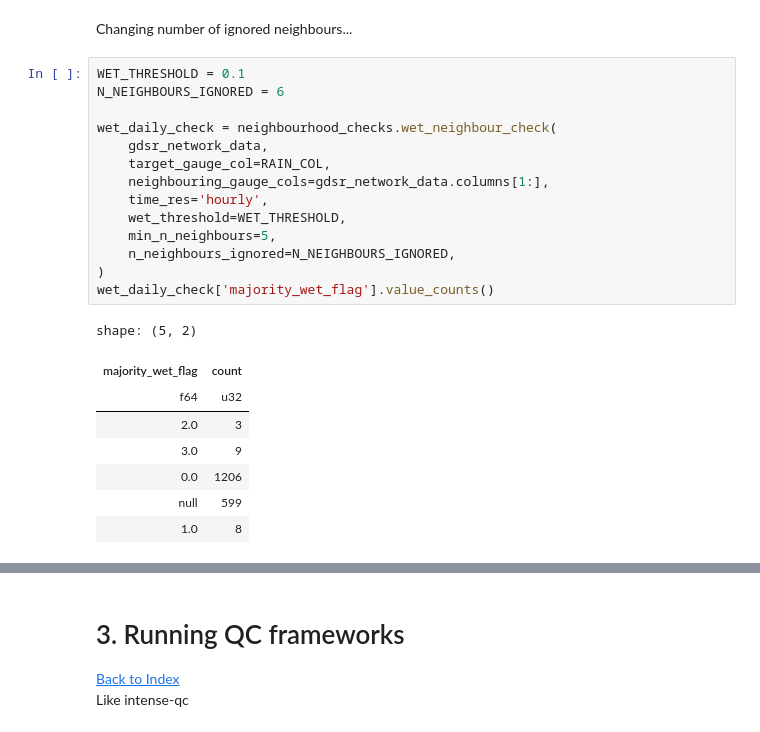
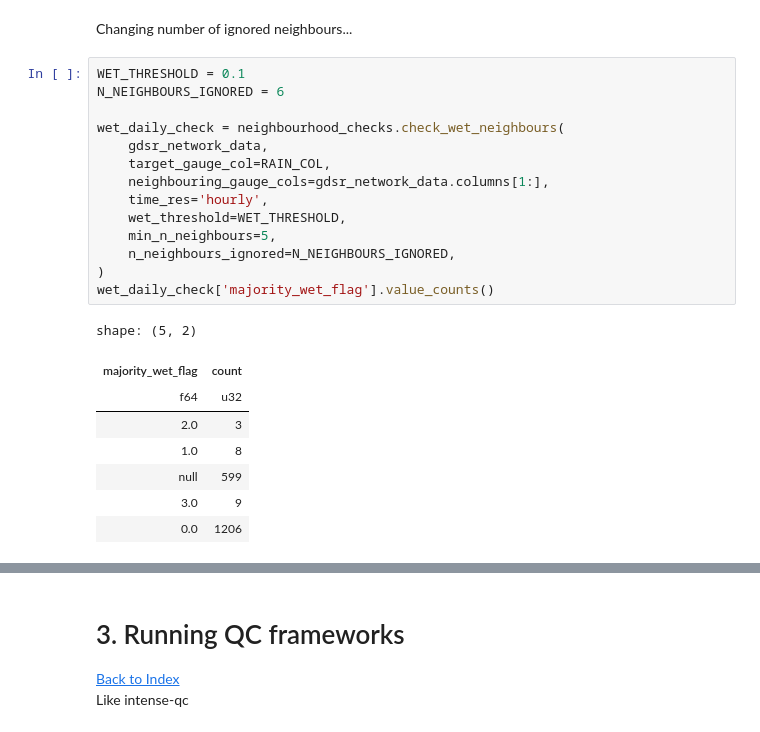
Before and after one commit to Thomasjkeel/RainfallQC-notebooks, a Jupyter notebook: notebooks/demo/rainfallQC_demo.ipynb, the cells around one changed output, grey strips where cells are left out. Cells and saved outputs as stored; diff of their text form.

```diff
--- a/notebooks/demo/rainfallQC_demo.ipynb
+++ b/notebooks/demo/rainfallQC_demo.ipynb
@@ -524,26 +524,26 @@ Changing number of ignored neighbours...
 # %%
 WET_THRESHOLD = 0.1
 N_NEIGHBOURS_IGNORED = 6
 
-wet_daily_check = neighbourhood_checks.wet_neighbour_check(
+wet_daily_check = neighbourhood_checks.check_wet_neighbours(
     gdsr_network_data,
     target_gauge_col=RAIN_COL,
     neighbouring_gauge_cols=gdsr_network_data.columns[1:],
     time_res='hourly',
     wet_threshold=WET_THRESHOLD,
     min_n_neighbours=5,
     n_neighbours_ignored=N_NEIGHBOURS_IGNORED,
 )
 wet_daily_check['majority_wet_flag'].value_counts()
 # %% [output]
 shape: (5, 2)
 | majority_wet_flag | count |
 | f64 | u32 |
 | 2.0 | 3 |
+| 1.0 | 8 |
+| null | 599 |
 | 3.0 | 9 |
 | 0.0 | 1206 |
-| null | 599 |
-| 1.0 | 8 |
 # %%
 wet_daily_check.filter(pl.col("majority_wet_flag") == 1.0)
 # %% [output]
```
Also changed, not shown: parts of 23 cells of this notebook, 1 other file.
